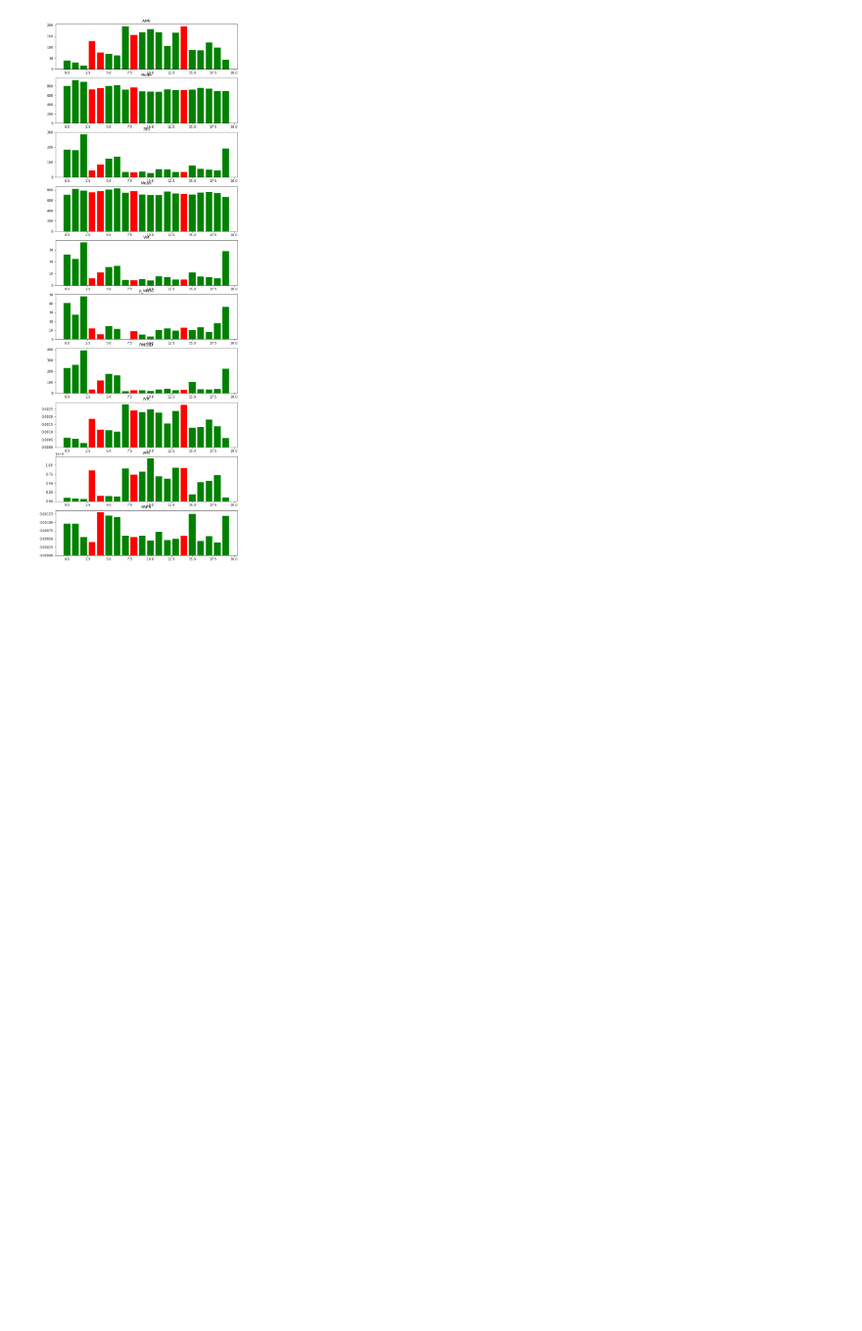
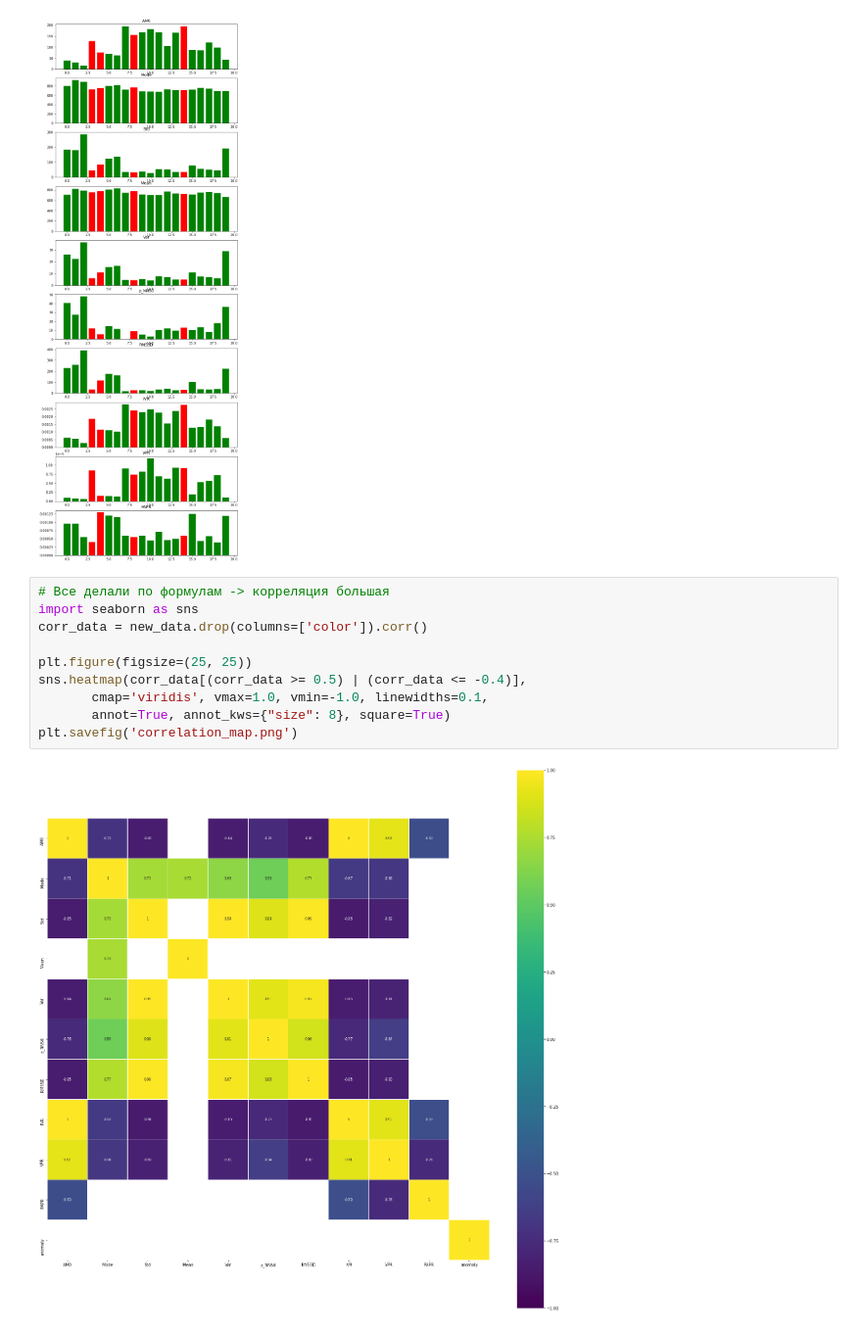
Before and after one commit to OnlyOneUseAcc/CardioSpike, a Jupyter notebook: main_features/test_features.ipynb, the cells around one changed output. Shown at 98% size. Cells and saved outputs as stored; diff of their text form; blank space fills up the shorter version.

Commit message:
add correlation map

```diff
--- a/main_features/test_features.ipynb
+++ b/main_features/test_features.ipynb
@@ -130,3 +130,15 @@ for column in new_data.columns:
 fig.savefig('main_features.png')
 # %% [output]
 [figure]
+# %%
+# Все делали по формулам -> корреляция большая
+import seaborn as sns
+corr_data = new_data.drop(columns=['color']).corr()
+
+plt.figure(figsize=(25, 25))
+sns.heatmap(corr_data[(corr_data >= 0.5) | (corr_data <= -0.4)],
+       cmap='viridis', vmax=1.0, vmin=-1.0, linewidths=0.1,
+       annot=True, annot_kws={"size": 8}, square=True)
+plt.savefig('correlation_map.png')
+# %% [output]
+[figure, added]
```
Also changed, not shown: 1 other file.
